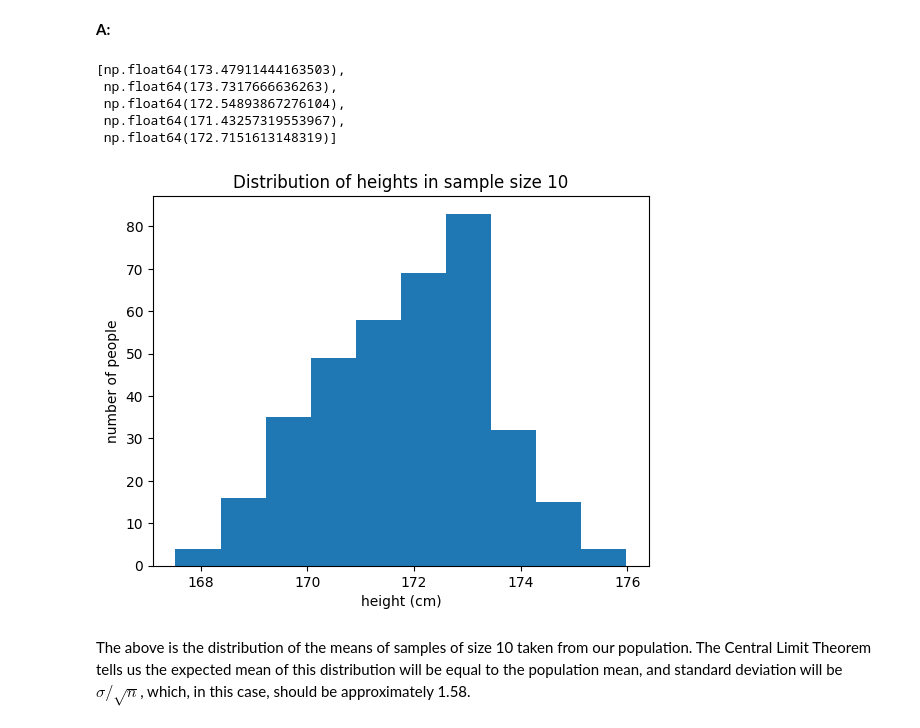
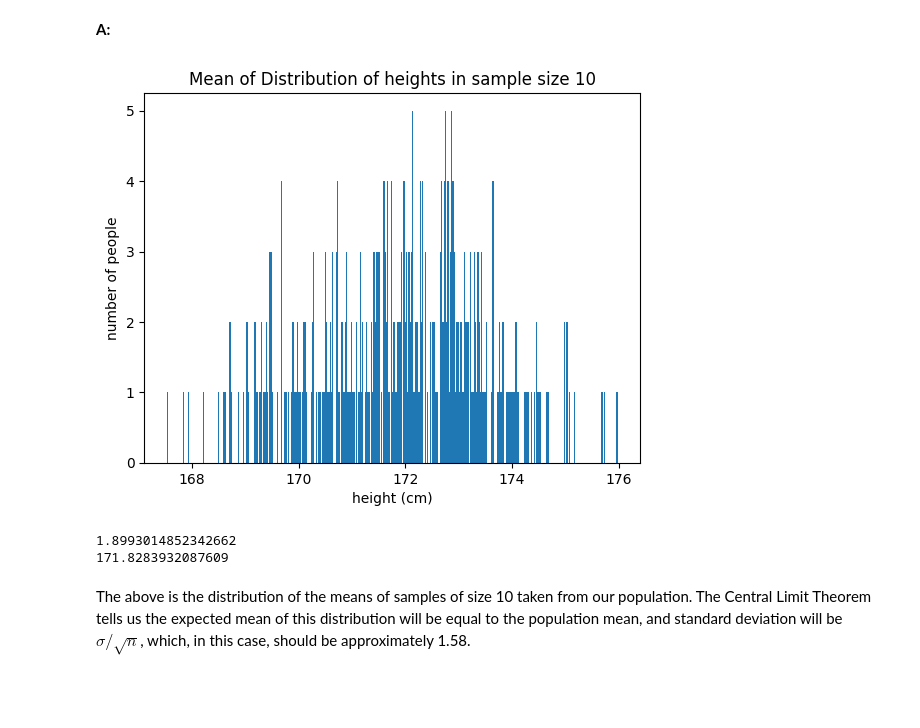
Before and after one commit to manuelramirezchimarro/DataScienceGuidedCapstone_Manuel-Ramirez, a Jupyter notebook: Notebooks/Frequentist Inference Case Study - Part A (3).ipynb, the cells around one changed output. Cells and saved outputs as stored; diff of their text form; code cells hidden in the pictures; blank space fills up the shorter version.

```diff
--- a/Notebooks/Frequentist Inference Case Study - Part A (3).ipynb
+++ b/Notebooks/Frequentist Inference Case Study - Part A (3).ipynb
@@ -86,13 +77,3 @@ print(np.mean(x))
 __Q4:__ What is the standard deviation of these numbers? Calculate this manually here as $\sqrt{\frac{\sum_i(x_i - \bar{x})^2}{n}}$ (This is just the definition of **standard deviation** given by Professor Spiegelhalter on p.403 of *AoS*). Hint: np.sqrt() and np.sum() will be useful here and remember that numPy supports [broadcasting](https://docs.scipy.org/doc/numpy/user/basics.broadcasting.html).
 # %% [markdown]
 __A:__
-# %%
-sum=0
-for i in range(len(x)):
-    sum+=x[i]
-mean_of_x = sum/len(x)
-sum_of_squared_deviation = 0
-for i in range(len(x)):
-    sum_of_squared_deviation+=(x[i]- mean_of_x)**2
-Standard_Deviation = ((sum_of_squared_deviation)/len(x))**0.5
-print("Standard Deviation of sample is ",Standard_Deviation)
@@ -222,24 +221,28 @@ daily_mean=[]
+# %%
+seed(47)
+# take your samples here
+x=[]
+
+for i in range(1,360):
+    r= townsfolk_sampler(10)
+    x.append(np.mean(r))
+
+
+_ = plt.hist(x, bins=360)
+_ = plt.xlabel('height (cm)')
+_ = plt.ylabel('number of people')
+_ = plt.title('Mean of Distribution of heights in sample size 10')
+# %% [output]
+[figure, added]
 # %%
 seed(47)
 # take your samples here
-for _ in range(365):
-    sample = townsfolk_sampler(10)
-    daily_mean.append(np.mean(sample))
+s=np.random.choice(x, 10)
+print(np.std(s))
+print(np.mean(s))
+# %% [output]
+1.8993014852342662
+171.8283932087609
-# %%
-daily_mean[:5]
-# %% [output]
-[np.float64(173.47911444163503),
- np.float64(173.7317666636263),
- np.float64(172.54893867276104),
- np.float64(171.43257319553967),
- np.float64(172.7151613148319)]
-# %%
-_ = plt.hist(daily_mean, bins=10)
-_ = plt.xlabel('height (cm)')
-_ = plt.ylabel('number of people')
-_ = plt.title('Distribution of heights in sample size 10')
-# %% [output]
-[figure, removed]
 # %% [markdown]
 The above is the distribution of the means of samples of size 10 taken from our population. The Central Limit Theorem tells us the expected mean of this distribution will be equal to the population mean, and standard deviation will be $\sigma / \sqrt n$, which, in this case, should be approximately 1.58.
 # %% [markdown]
```
Also changed, not shown: parts of 52 cells of this notebook.
